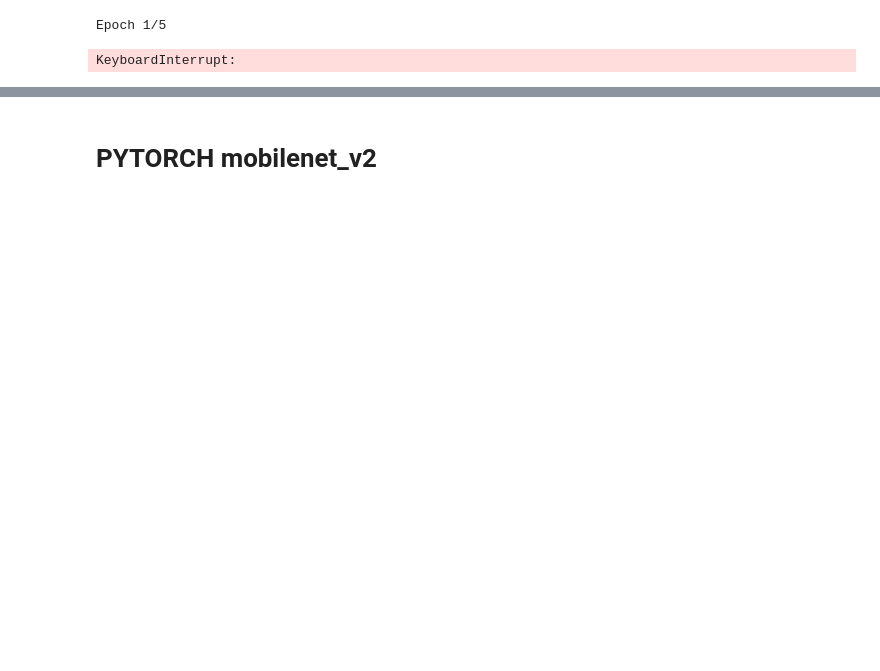
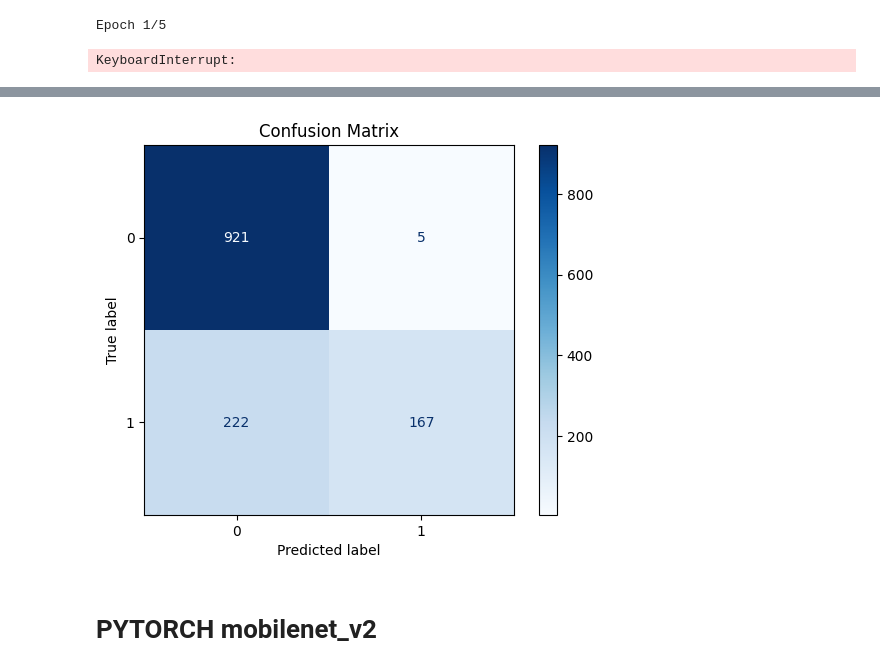
Before and after one commit to arsenilsina/ChestXRay-Classifier, a Jupyter notebook: nih_chest_xray.ipynb, the cells around one changed output, grey strips where cells are left out. Drawn from its saved outputs; the diff is of its cells as text; code cells hidden in the pictures; blank space fills up the shorter version.

```diff
--- a/nih_chest_xray.ipynb
+++ b/nih_chest_xray.ipynb
@@ -442,3 +945,7 @@ KeyboardInterrupt:
+# %%
+plot_confusion_matrix(model_augmented, test_loader, device)
+# %% [output]
+[figure, added]
 # %% [markdown]
 # PYTORCH mobilenet_v2
 # %%
```
Also changed, not shown: parts of 71 cells of this notebook.
